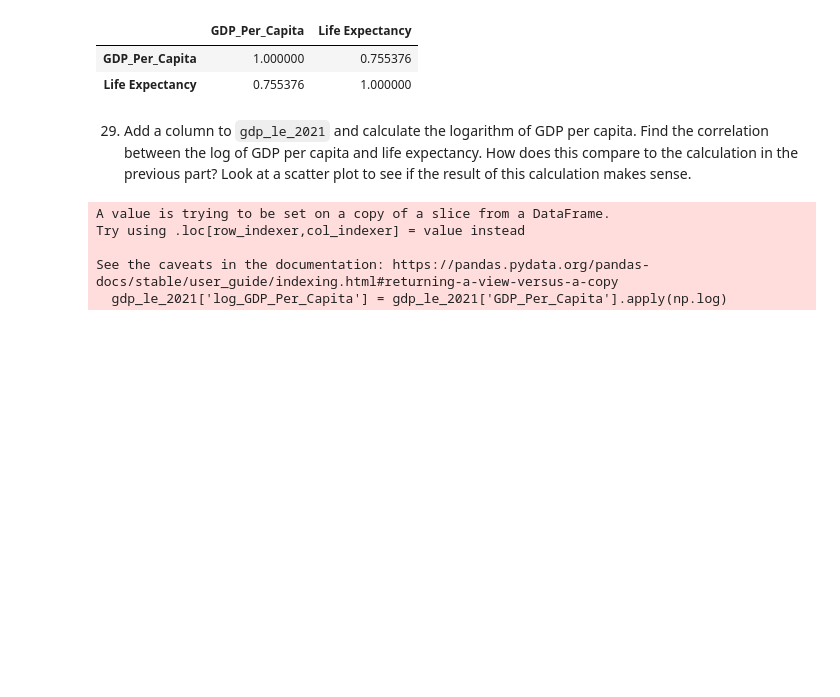
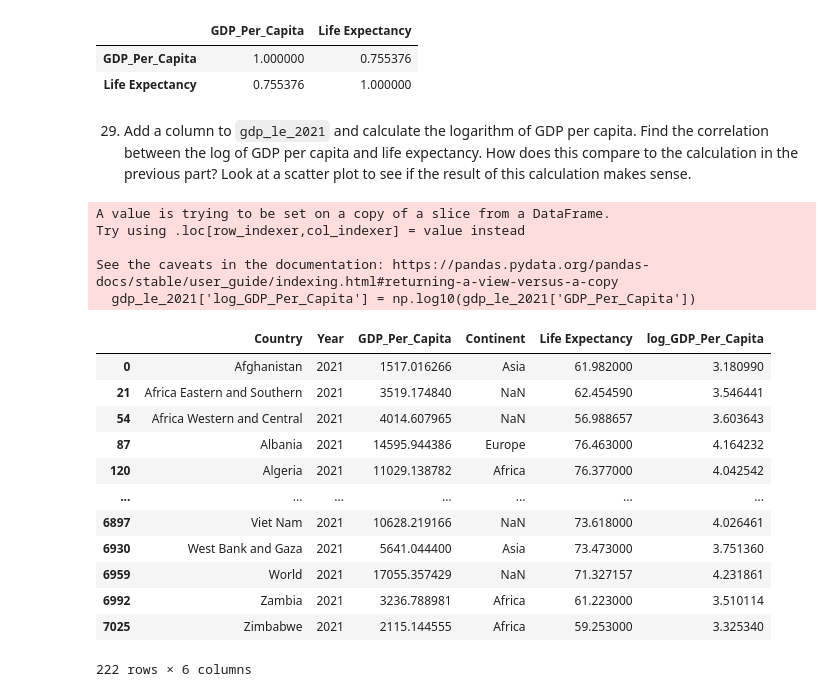
Before and after one commit to nss-data-science-cohort-8/un-exploration-GetGubbz, a Jupyter notebook: UN_Data_Exploration.ipynb, the cells around one changed output. Drawn from its saved outputs; the diff is of its cells as text; code cells hidden in the pictures; blank space fills up the shorter version.

```diff
--- a/UN_Data_Exploration.ipynb
+++ b/UN_Data_Exploration.ipynb
@@ -560,10 +560,26 @@ gdp_le_2021[['GDP_Per_Capita', 'Life Expectancy']].corr()
 # %% [markdown]
 29. Add a column to `gdp_le_2021` and calculate the logarithm of GDP per capita. Find the correlation between the log of GDP per capita and life expectancy. How does this compare to the calculation in the previous part? Look at a scatter plot to see if the result of this calculation makes sense.
 # %%
-gdp_le_2021['log_GDP_Per_Capita'] = gdp_le_2021['GDP_Per_Capita'].apply(np.log)
+gdp_le_2021['log_GDP_Per_Capita'] = np.log10(gdp_le_2021['GDP_Per_Capita'])
 # %% [output]
 A value is trying to be set on a copy of a slice from a DataFrame.
 Try using .loc[row_indexer,col_indexer] = value instead
 
 See the caveats in the documentation: https://pandas.pydata.org/pandas-docs/stable/user_guide/indexing.html#returning-a-view-versus-a-copy
-  gdp_le_2021['log_GDP_Per_Capita'] = gdp_le_2021['GDP_Per_Capita'].apply(np.log)
+  gdp_le_2021['log_GDP_Per_Capita'] = np.log10(gdp_le_2021['GDP_Per_Capita'])
+# %%
+gdp_le_2021
+# %% [output]
+|  | Country | Year | GDP_Per_Capita | Continent | Life Expectancy | log_GDP_Per_Capita |
+| 0 | Afghanistan | 2021 | 1517.016266 | Asia | 61.982000 | 3.180990 |
+| 21 | Africa Eastern and Southern | 2021 | 3519.174840 | NaN | 62.454590 | 3.546441 |
+| 54 | Africa Western and Central | 2021 | 4014.607965 | NaN | 56.988657 | 3.603643 |
+| 87 | Albania | 2021 | 14595.944386 | Europe | 76.463000 | 4.164232 |
+| 120 | Algeria | 2021 | 11029.138782 | Africa | 76.377000 | 4.042542 |
+| ... | ... | ... | ... | ... | ... | ... |
+| 6897 | Viet Nam | 2021 | 10628.219166 | NaN | 73.618000 | 4.026461 |
+| 6930 | West Bank and Gaza | 2021 | 5641.044400 | Asia | 73.473000 | 3.751360 |
+| 6959 | World | 2021 | 17055.357429 | NaN | 71.327157 | 4.231861 |
+| 6992 | Zambia | 2021 | 3236.788981 | Africa | 61.223000 | 3.510114 |
+| 7025 | Zimbabwe | 2021 | 2115.144555 | Africa | 59.253000 | 3.325340 |
+222 rows × 6 columns
```
Also changed, not shown: parts of 3 cells of this notebook.
